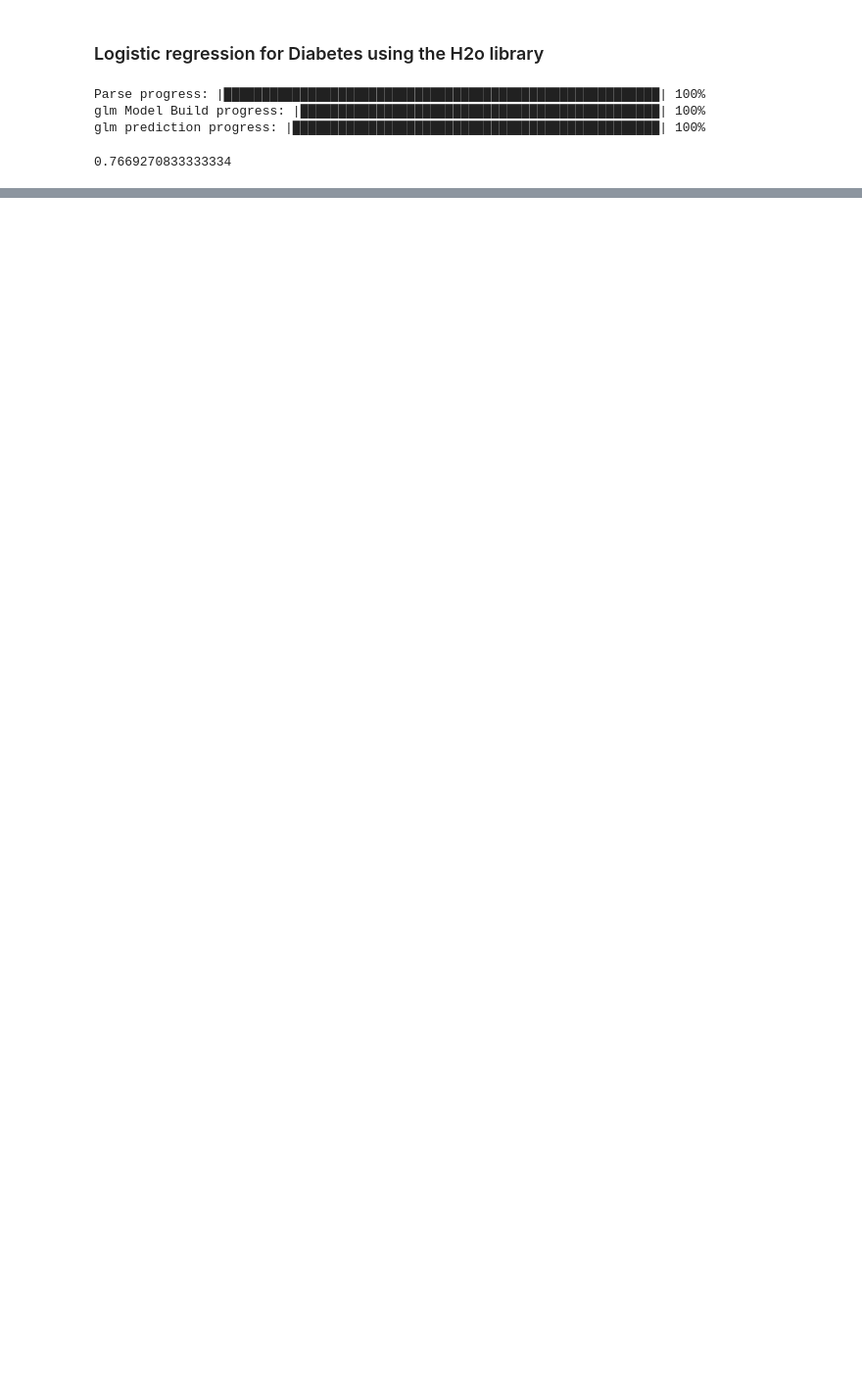
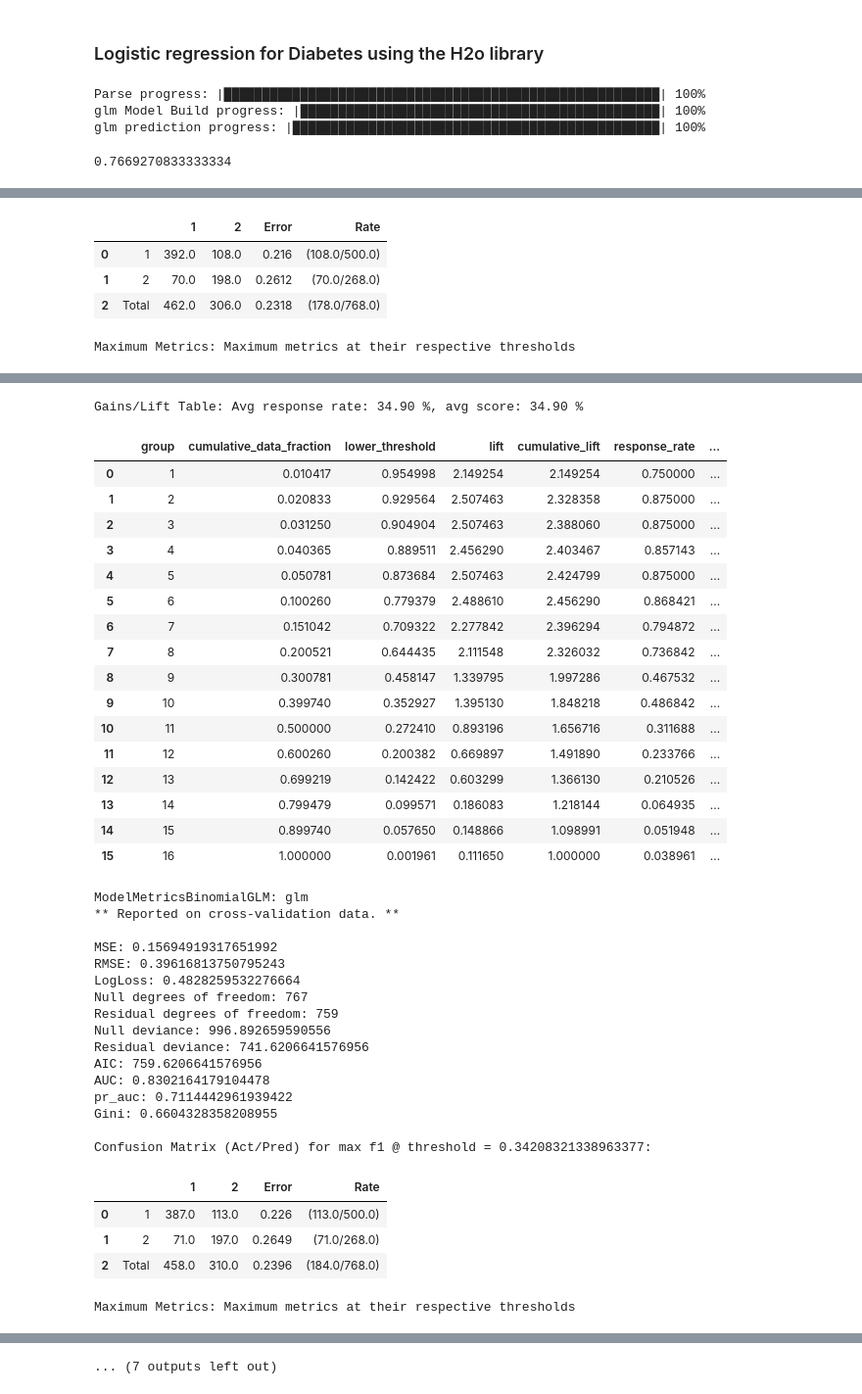
Before and after one commit to eacunafer/Data-Mining-Machine-Learning-subgraduado-, a Jupyter notebook: notebooks/logis1e.ipynb, the cells around one changed output, grey strips where cells are left out. Shown at 98% size. Cells and saved outputs as stored; diff of their text form; code cells hidden in the pictures; blank space fills up the shorter version.

```diff
--- a/notebooks/logis1e.ipynb
+++ b/notebooks/logis1e.ipynb
@@ -215,0 +220,5 @@ print((y_pred['predict']==diabetes['C9']).sum()/len(diabetes))
+# %%
+model = H2OGeneralizedLinearEstimator(family= "binomial", lambda_ = 0, compute_p_values = True,nfolds=10)
+model.train(myx, myy, training_frame= diabetes)
+model.confusion_matrix
+# %% [output]
@@ -215,0 +251,5 @@ print((y_pred['predict']==diabetes['C9']).sum()/len(diabetes))
+|  |  | 1 | 2 | Error | Rate |
+| 0 | 1 | 392.0 | 108.0 | 0.216 | (108.0/500.0) |
+| 1 | 2 | 70.0 | 198.0 | 0.2612 | (70.0/268.0) |
+| 2 | Total | 462.0 | 306.0 | 0.2318 | (178.0/768.0) |
+Maximum Metrics: Maximum metrics at their respective thresholds
@@ -215,0 +273,39 @@ print((y_pred['predict']==diabetes['C9']).sum()/len(diabetes))
+Gains/Lift Table: Avg response rate: 34.90 %, avg score: 34.90 %
+|  |  | group | cumulative_data_fraction | lower_threshold | lift | cumulative_lift | response_rate | ... |
+| 0 |  | 1 | 0.010417 | 0.954998 | 2.149254 | 2.149254 | 0.750000 | ... |
+| 1 |  | 2 | 0.020833 | 0.929564 | 2.507463 | 2.328358 | 0.875000 | ... |
+| 2 |  | 3 | 0.031250 | 0.904904 | 2.507463 | 2.388060 | 0.875000 | ... |
+| 3 |  | 4 | 0.040365 | 0.889511 | 2.456290 | 2.403467 | 0.857143 | ... |
+| 4 |  | 5 | 0.050781 | 0.873684 | 2.507463 | 2.424799 | 0.875000 | ... |
+| 5 |  | 6 | 0.100260 | 0.779379 | 2.488610 | 2.456290 | 0.868421 | ... |
+| 6 |  | 7 | 0.151042 | 0.709322 | 2.277842 | 2.396294 | 0.794872 | ... |
+| 7 |  | 8 | 0.200521 | 0.644435 | 2.111548 | 2.326032 | 0.736842 | ... |
+| 8 |  | 9 | 0.300781 | 0.458147 | 1.339795 | 1.997286 | 0.467532 | ... |
+| 9 |  | 10 | 0.399740 | 0.352927 | 1.395130 | 1.848218 | 0.486842 | ... |
+| 10 |  | 11 | 0.500000 | 0.272410 | 0.893196 | 1.656716 | 0.311688 | ... |
+| 11 |  | 12 | 0.600260 | 0.200382 | 0.669897 | 1.491890 | 0.233766 | ... |
+| 12 |  | 13 | 0.699219 | 0.142422 | 0.603299 | 1.366130 | 0.210526 | ... |
+| 13 |  | 14 | 0.799479 | 0.099571 | 0.186083 | 1.218144 | 0.064935 | ... |
+| 14 |  | 15 | 0.899740 | 0.057650 | 0.148866 | 1.098991 | 0.051948 | ... |
+| 15 |  | 16 | 1.000000 | 0.001961 | 0.111650 | 1.000000 | 0.038961 | ... |
+ModelMetricsBinomialGLM: glm
+** Reported on cross-validation data. **
+
+MSE: 0.15694919317651992
+RMSE: 0.39616813750795243
+LogLoss: 0.4828259532276664
+Null degrees of freedom: 767
+Residual degrees of freedom: 759
+Null deviance: 996.892659590556
+Residual deviance: 741.6206641576956
+AIC: 759.6206641576956
+AUC: 0.8302164179104478
+pr_auc: 0.7114442961939422
+Gini: 0.6604328358208955
+
+Confusion Matrix (Act/Pred) for max f1 @ threshold = 0.34208321338963377:
+|  |  | 1 | 2 | Error | Rate |
+| 0 | 1 | 387.0 | 113.0 | 0.226 | (113.0/500.0) |
+| 1 | 2 | 71.0 | 197.0 | 0.2649 | (71.0/268.0) |
+| 2 | Total | 458.0 | 310.0 | 0.2396 | (184.0/768.0) |
+Maximum Metrics: Maximum metrics at their respective thresholds
@@ -215,0 +329 @@ print((y_pred['predict']==diabetes['C9']).sum()/len(diabetes))
+... (7 outputs left out)
```
Also changed, not shown: parts of 6 cells of this notebook, 4 other files.
